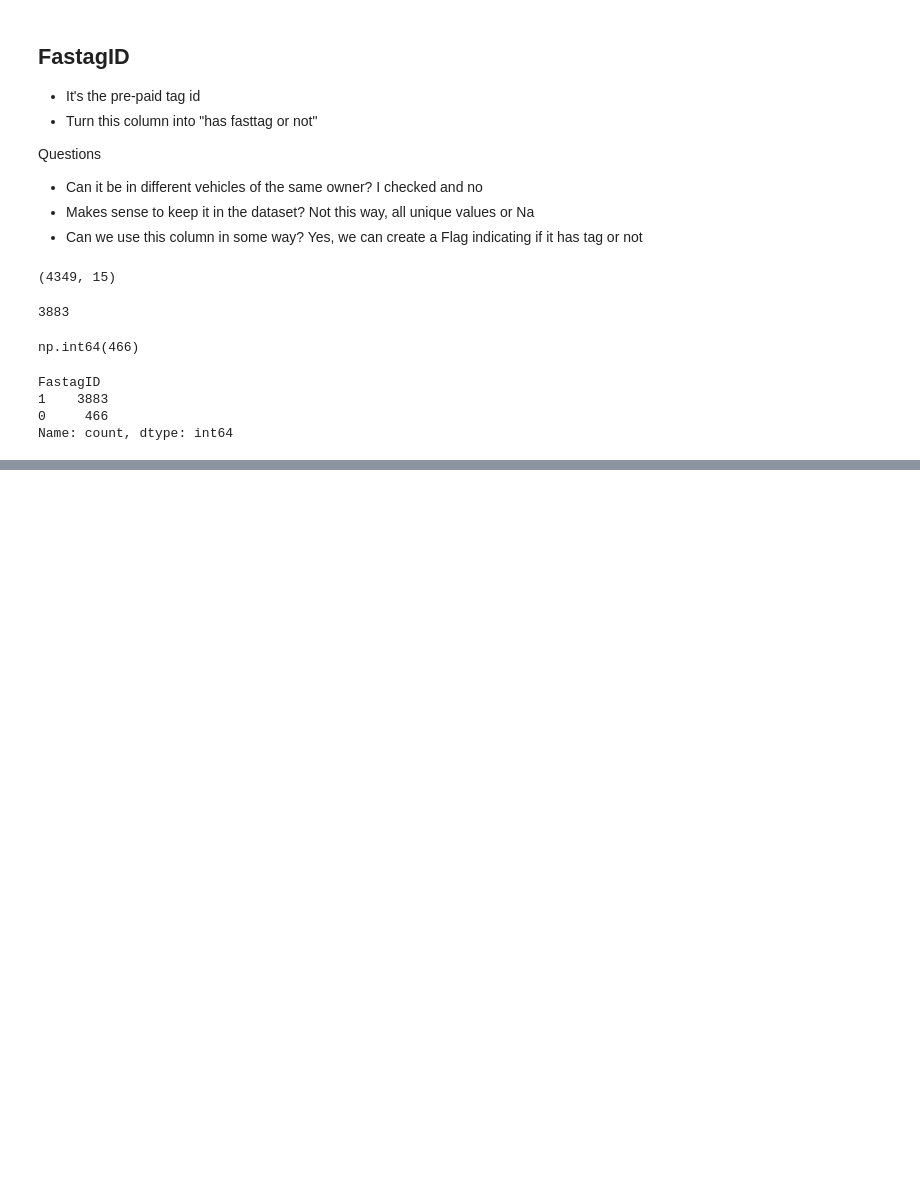
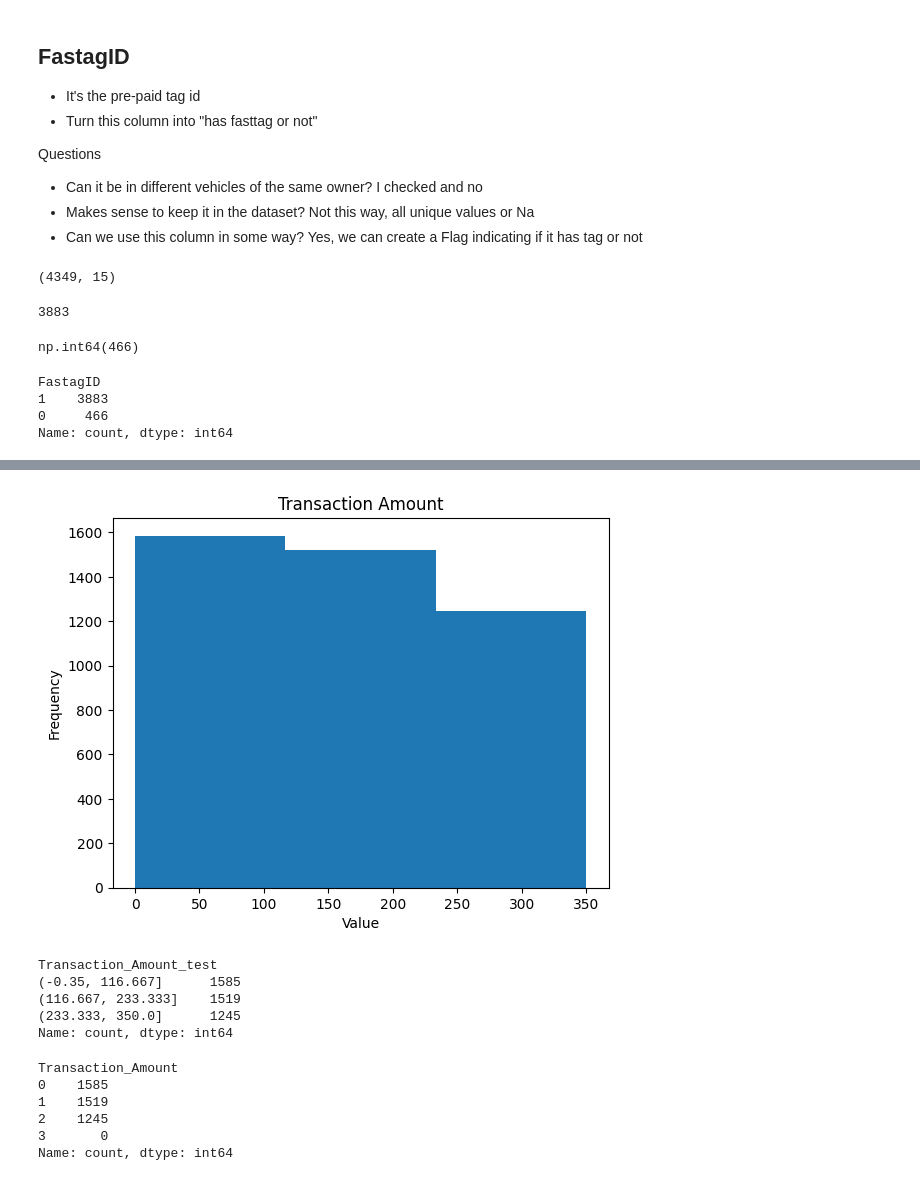
Before and after one commit to barrenha95/maturity_1_local_modularized_deploy, a Jupyter notebook: support_files/analysis.ipynb, the cells around one changed output, grey strips where cells are left out. Cells and saved outputs as stored; diff of their text form; code cells hidden in the pictures; blank space fills up the shorter version.

Commit message:
toolbothid-lane-dimensions-and-transaction-amount

```diff
--- a/support_files/analysis.ipynb
+++ b/support_files/analysis.ipynb
@@ -165,0 +186,12 @@ Name: count, dtype: int64
+# %%
+toolbooth_dict = {"D-106" : 1 ,
+                  "A-101" : 2 ,
+                  "B-102" : 3 ,
+                  "C-103" : 4 ,
+                  "D-105" : 5 ,
+                  "D-104" : 6
+                   }
+
+X_train["TollBoothID"] = X_train.TollBoothID.str.strip().apply(lambda x: toolbooth_dict[x])
+
+X_train.TollBoothID.value_counts()
@@ -165,0 +222,7 @@ Name: count, dtype: int64
+# %%
+lane_dict = {"Regular" : 1 ,
+             "Express" : 2 }
+
+X_train["Lane_Type"] = X_train.Lane_Type.str.strip().apply(lambda x: lane_dict[x])
+
+X_train.Lane_Type.value_counts()
@@ -165,0 +247,8 @@ Name: count, dtype: int64
+# %%
+dimensions_dict = {"Small"  : 1 ,
+                   "Medium" : 2 ,
+                   "Large"  : 3 }
+
+X_train["Vehicle_Dimensions"] = X_train.Vehicle_Dimensions.str.strip().apply(lambda x: dimensions_dict[x])
+
+X_train.Vehicle_Dimensions.value_counts()
@@ -165,0 +266,38 @@ Name: count, dtype: int64
+# %%
+plt.hist(X_train['Transaction_Amount'], bins=3)
+plt.title('Transaction Amount')
+plt.xlabel('Value')
+plt.ylabel('Frequency')
+plt.show()
+# %% [output]
+[figure, added]
+# %%
+
+# Checking the best way to cut the continuous column into bins
+X_train['Transaction_Amount_test'] = pd.cut(X_train['Transaction_Amount'], bins=3) # Creates 5 equal-width bins
+X_train.Transaction_Amount_test.value_counts()
+# %% [output]
+Transaction_Amount_test
+(-0.35, 116.667]      1585
+(116.667, 233.333]    1519
+(233.333, 350.0]      1245
+Name: count, dtype: int64
+# %%
+# Applying the specific cut to the dataframe
+## This is step is important to make the same splits of categories into new data
+## 0 = values below 115
+## 1 = values between 116 and 230
+## 2 = values between 231 and 350
+## 3 = values above 351
+
+bins = [-999999, 115, 230, 350, 99999]
+labels = ['0', '1', '2', '3']
+X_train['Transaction_Amount'] = pd.cut(X_train['Transaction_Amount'] , bins=bins, labels=labels, right=True)
+X_train.Transaction_Amount.value_counts()
+# %% [output]
+Transaction_Amount
+0    1585
+1    1519
+2    1245
+3       0
+Name: count, dtype: int64
```
Also changed, not shown: parts of 15 cells of this notebook, 1 other file.
